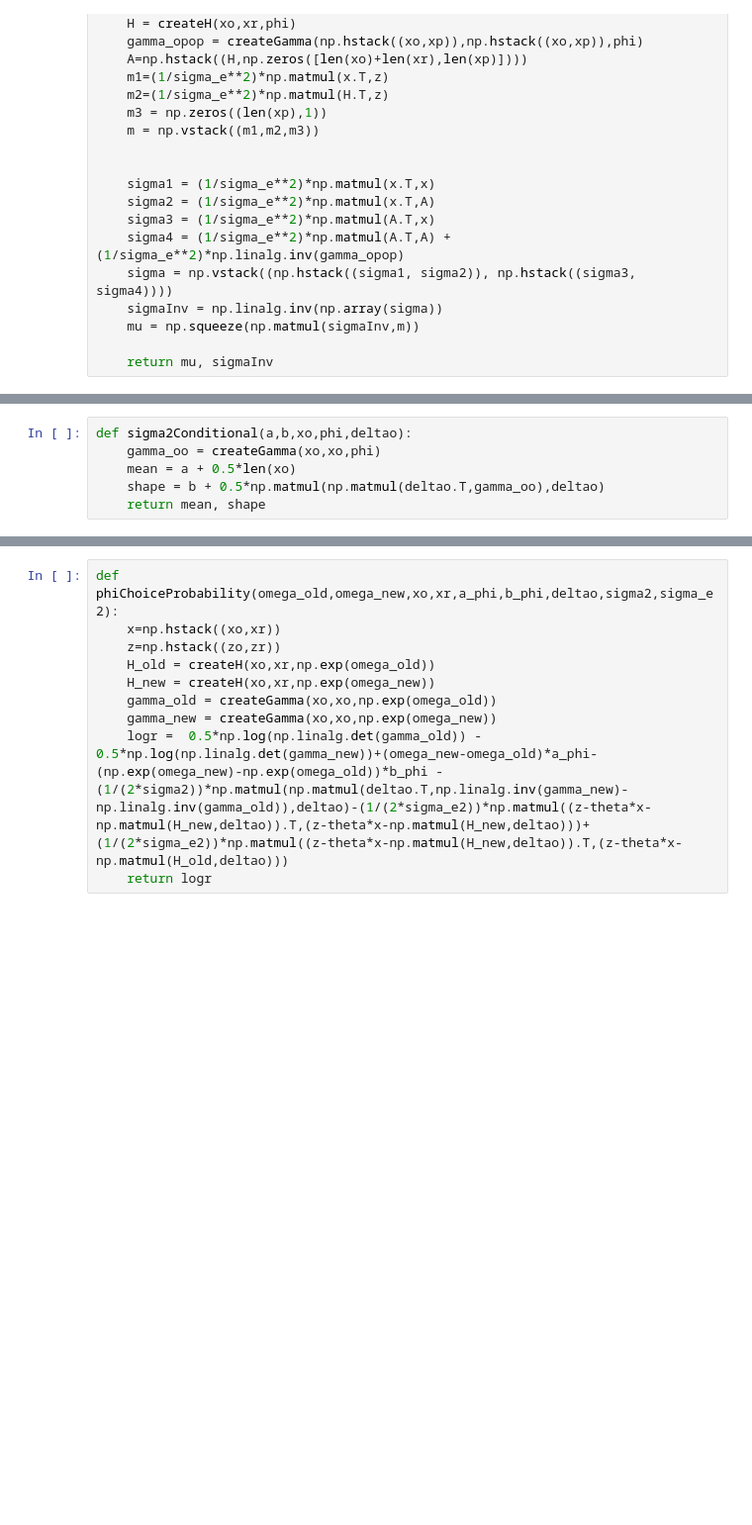
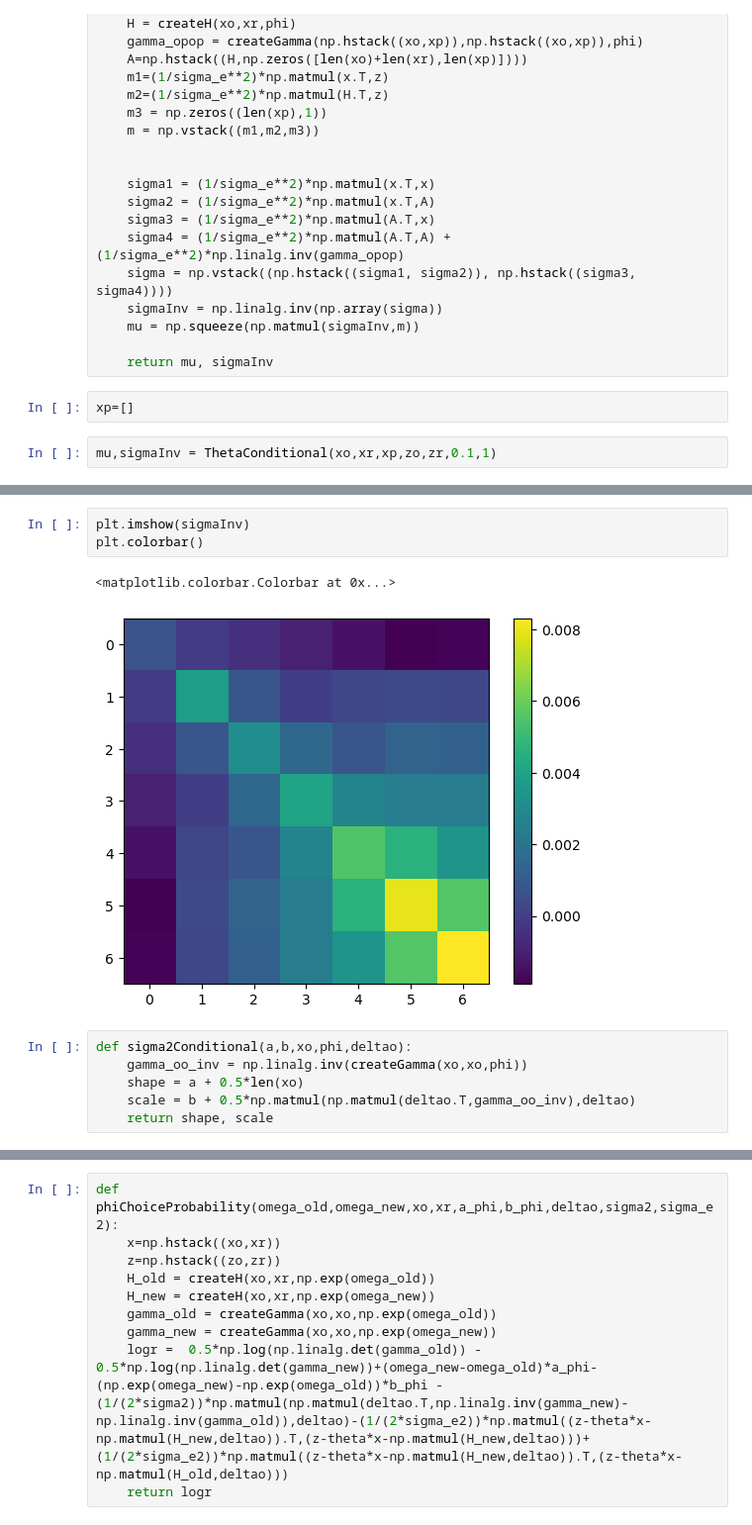
Before and after one commit to cwlanyon/GPyEm, a Jupyter notebook: Simple 1D Calibration Problem.ipynb, the cells around one changed output, grey strips where cells are left out. Shown at 99% size. Saved outputs shown, nothing was run; the diff lists cells and outputs as text; blank space fills up the shorter version.

```diff
--- a/Simple 1D Calibration Problem.ipynb
+++ b/Simple 1D Calibration Problem.ipynb
@@ -187,3 +206,7 @@ def ThetaConditional(xo,xr,xp,zo,zr,sigma_e,phi):
     mu = np.squeeze(np.matmul(sigmaInv,m))
 
     return mu, sigmaInv
+# %%
+xp=[]
+# %%
+mu,sigmaInv = ThetaConditional(xo,xr,xp,zo,zr,0.1,1)
@@ -190,9 +218,15 @@ def ThetaConditional(xo,xr,xp,zo,zr,sigma_e,phi):
+# %%
+plt.imshow(sigmaInv)
+plt.colorbar()
+# %% [output]
+<matplotlib.colorbar.Colorbar at 0x...>
+[figure, added]
 # %%
 def sigma2Conditional(a,b,xo,phi,deltao):
-    gamma_oo = createGamma(xo,xo,phi)
-    mean = a + 0.5*len(xo)
-    shape = b + 0.5*np.matmul(np.matmul(deltao.T,gamma_oo),deltao)
-    return mean, shape
+    gamma_oo_inv = np.linalg.inv(createGamma(xo,xo,phi))
+    shape = a + 0.5*len(xo)
+    scale = b + 0.5*np.matmul(np.matmul(deltao.T,gamma_oo_inv),deltao)
+    return shape, scale
 # %%
 def sigma_e2Conditional(a_e,b_e,xo,xr,zo,zr,phi,theta,deltao):
     x=np.hstack((xo,xr))
```
Also changed, not shown: parts of 30 cells of this notebook, 7 other files.
